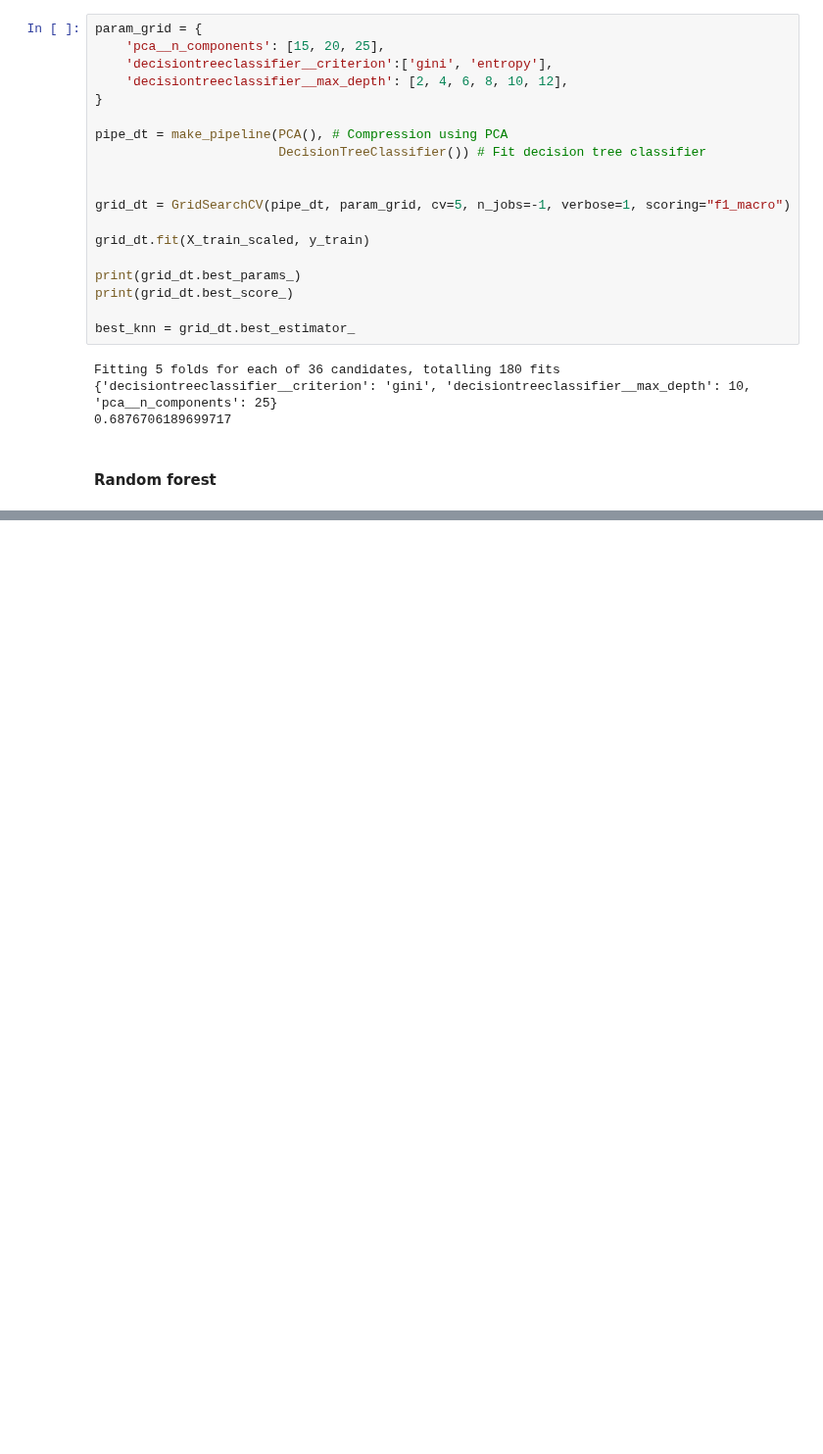
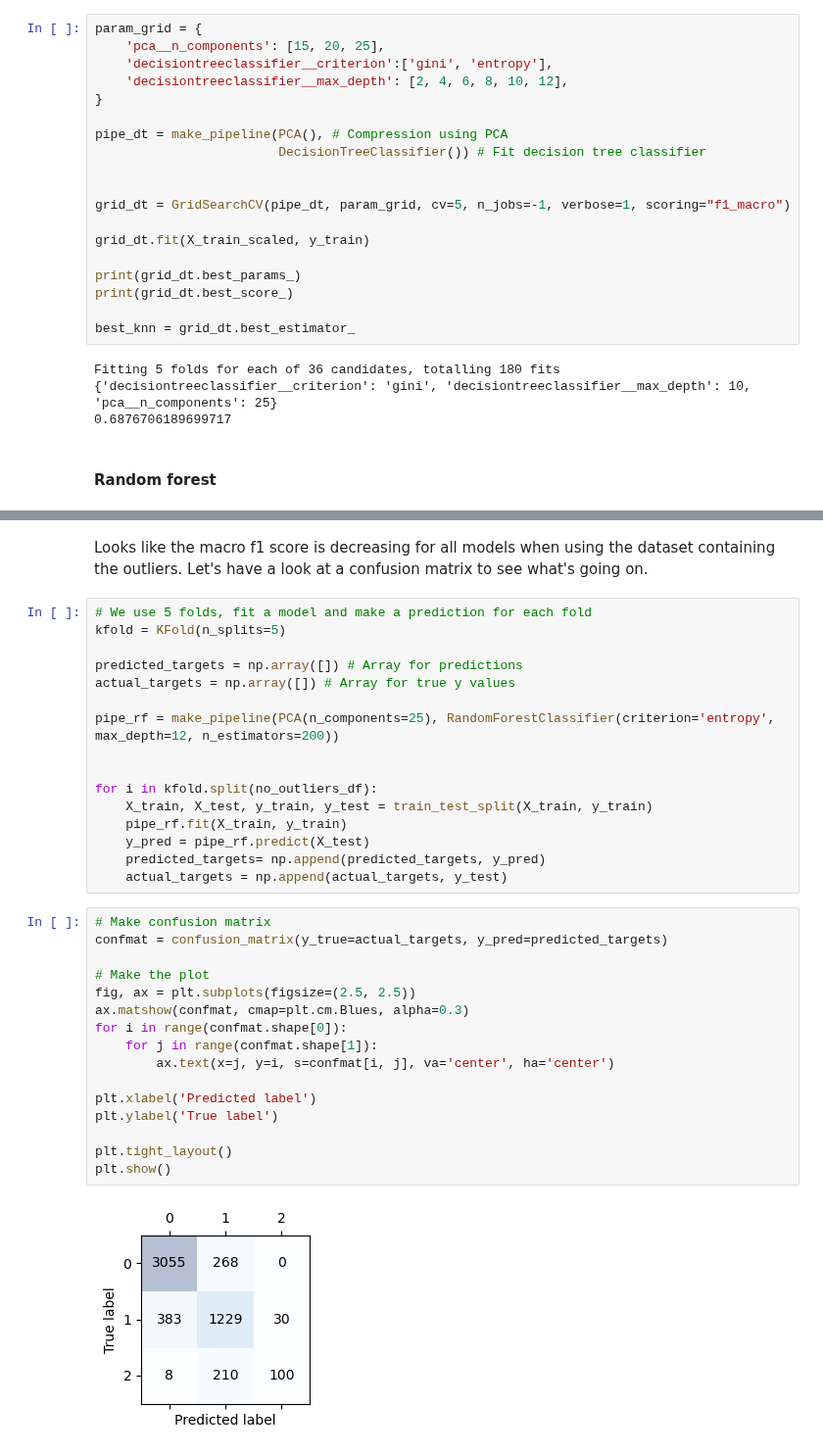
Before and after one commit to KristofferHemm/housepriceprediction, a Jupyter notebook: housepriceprediction.ipynb, the cells around one changed output, grey strips where cells are left out. Shown at 98% size. Saved outputs shown, nothing was run; the diff lists cells and outputs as text; blank space fills up the shorter version.

Commit message:
confusion matrix

```diff
--- a/housepriceprediction.ipynb
+++ b/housepriceprediction.ipynb
@@ -802,0 +805,36 @@ Fitting 5 folds for each of 144 candidates, totalling 720 fits
+# %% [markdown]
+Looks like the macro f1 score is decreasing for all models when using the dataset containing the outliers. Let's have a look at a confusion matrix to see what's going on.
+# %%
+# We use 5 folds, fit a model and make a prediction for each fold
+kfold = KFold(n_splits=5)
+
+predicted_targets = np.array([]) # Array for predictions
+actual_targets = np.array([]) # Array for true y values
+
+pipe_rf = make_pipeline(PCA(n_components=25), RandomForestClassifier(criterion='entropy', max_depth=12, n_estimators=200))
+
+
+for i in kfold.split(no_outliers_df):
+    X_train, X_test, y_train, y_test = train_test_split(X_train, y_train)
+    pipe_rf.fit(X_train, y_train)
+    y_pred = pipe_rf.predict(X_test)
+    predicted_targets= np.append(predicted_targets, y_pred)
+    actual_targets = np.append(actual_targets, y_test)
+# %%
+# Make confusion matrix
+confmat = confusion_matrix(y_true=actual_targets, y_pred=predicted_targets)
+
+# Make the plot
+fig, ax = plt.subplots(figsize=(2.5, 2.5))
+ax.matshow(confmat, cmap=plt.cm.Blues, alpha=0.3)
+for i in range(confmat.shape[0]):
+    for j in range(confmat.shape[1]):
+        ax.text(x=j, y=i, s=confmat[i, j], va='center', ha='center')
+
+plt.xlabel('Predicted label')
+plt.ylabel('True label')
+
+plt.tight_layout()
+plt.show()
+# %% [output]
+[figure, added]
```
Also changed, not shown: parts of 5 cells of this notebook.
